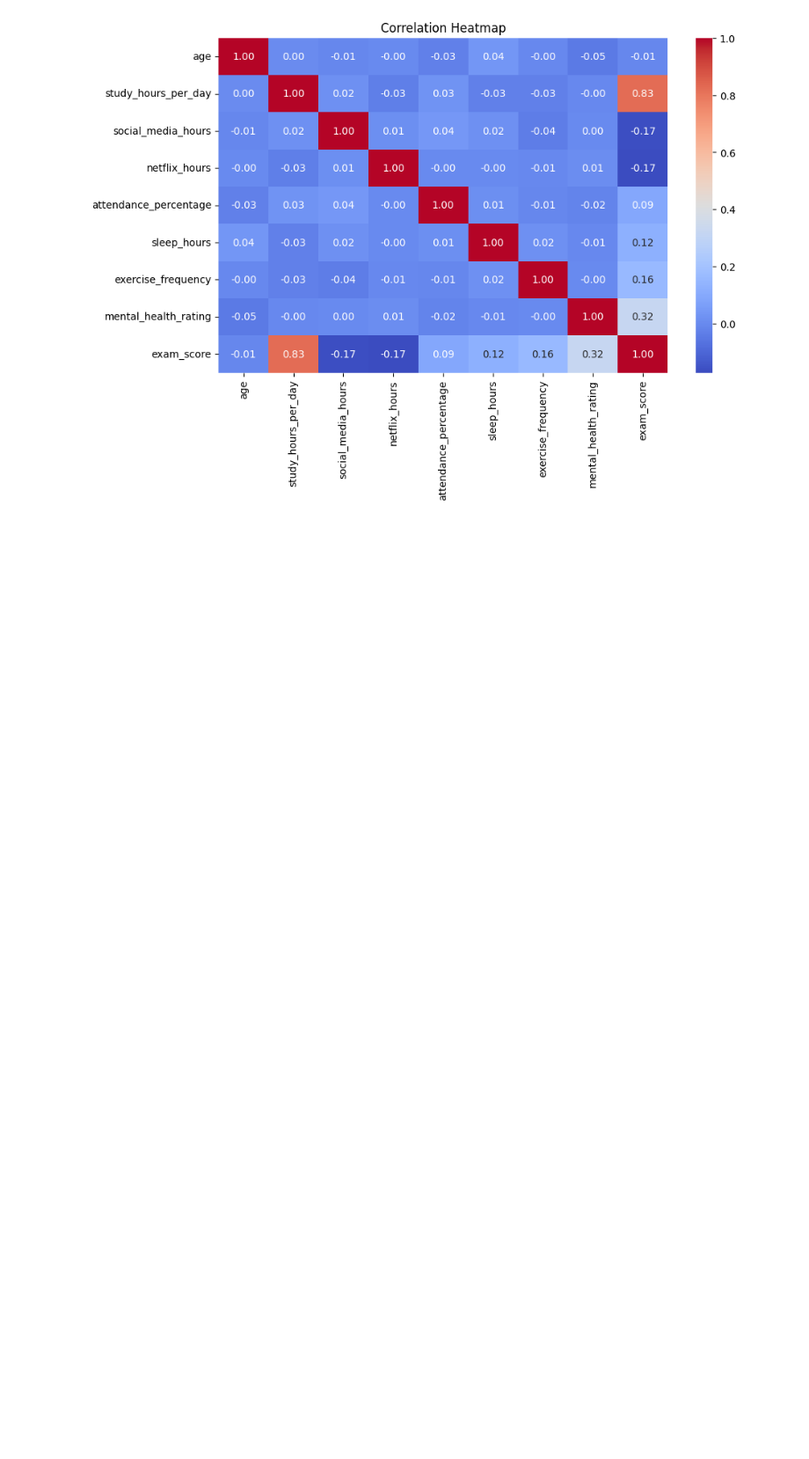
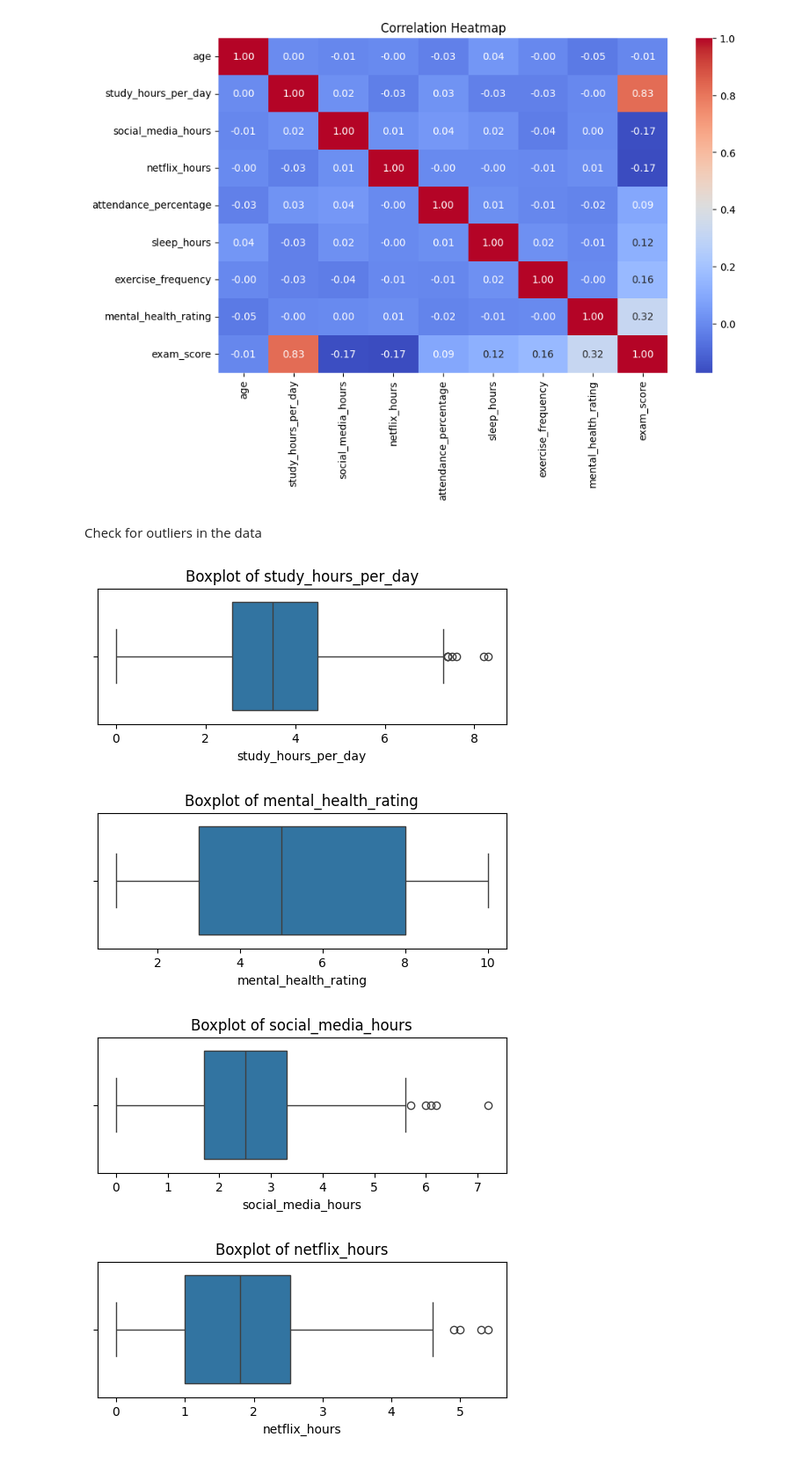
Before and after one commit to jdnejal/EduChart, a Jupyter notebook: EDA.ipynb, the cells around one changed output. Shown at 88% size. Cells and saved outputs as stored; diff of their text form; code cells hidden in the pictures; blank space fills up the shorter version.

Commit message:
Outlier Analysis

```diff
--- a/EDA.ipynb
+++ b/EDA.ipynb
@@ -73,3 +73,35 @@ plt.title("Correlation Heatmap")
 plt.show()
 # %% [output]
 [figure]
+# %% [markdown]
+Check for outliers in the data
+# %%
+import matplotlib.pyplot as plt
+import seaborn as sns
+
+X = df[["study_hours_per_day",
+        "mental_health_rating",
+        "social_media_hours",
+        "netflix_hours",
+        "sleep_hours",
+        "exercise_frequency",
+        "attendance_percentage"]]
+y = df["exam_score"]
+
+# For all numerical columns
+for col in X.select_dtypes(include=['float64', 'int64']).columns:
+    plt.figure(figsize=(6, 2))
+    sns.boxplot(x=X[col])
+    plt.title(f'Boxplot of {col}')
+    plt.show()
+
+for col in X.columns:
+    plt.figure(figsize=(5, 3))
+    sns.scatterplot(x=X[col], y=y)
+    plt.title(f'{col} vs Exam Score')
+    plt.show()
+# %% [output]
+[figure, added]
+[figure, added]
+[figure, added]
+[figure, added]
```
Also changed, not shown: parts of 1 cell of this notebook.
